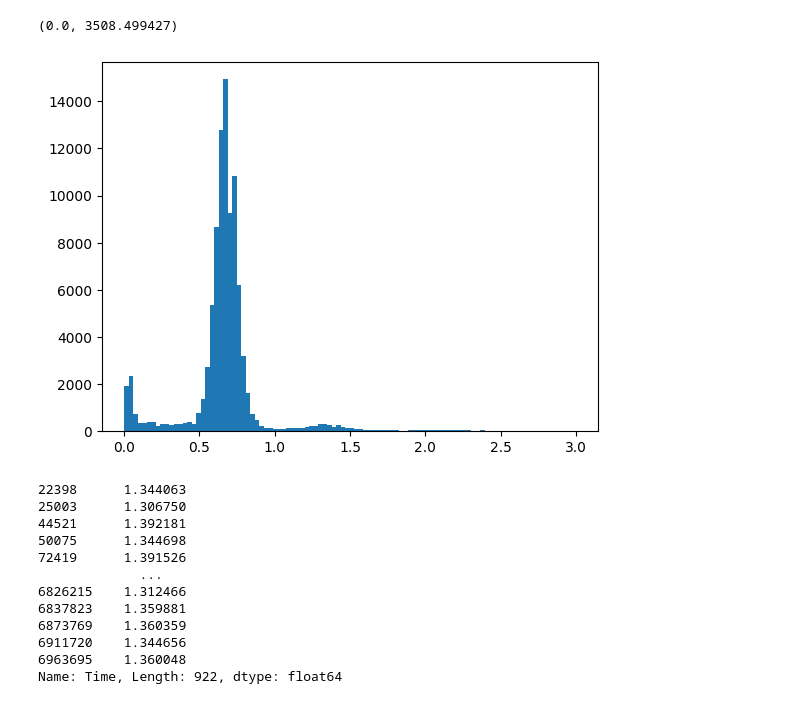
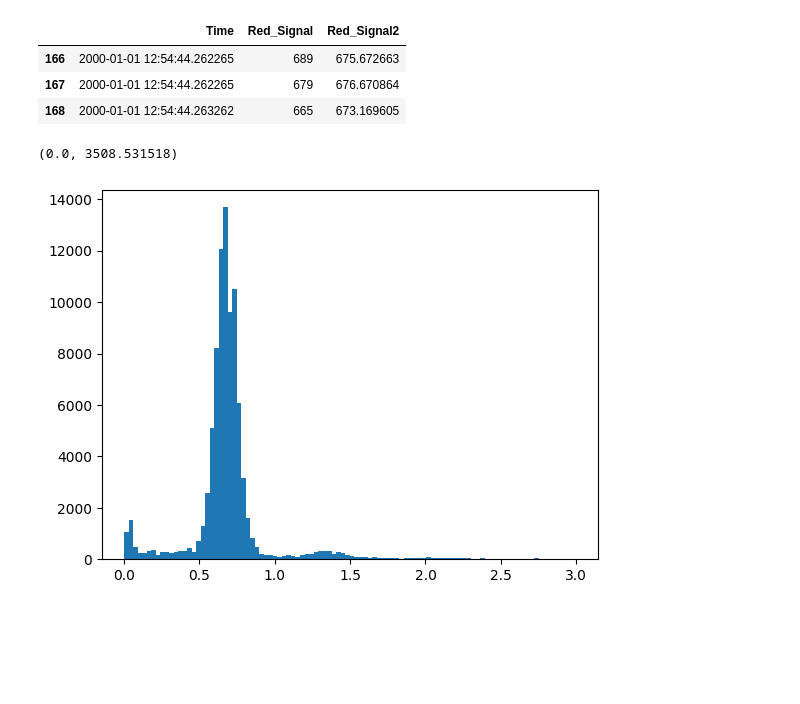
Before and after one commit to SJinLee/PPG, a Jupyter notebook: 03.LF_HF.ipynb, the cells around one changed output. Drawn from its saved outputs; the diff is of its cells as text; code cells hidden in the pictures; blank space fills up the shorter version.

```diff
--- a/03.LF_HF.ipynb
+++ b/03.LF_HF.ipynb
@@ -69,0 +145,4 @@ a = pd.to_datetime(ppg2.iloc[idx+1]['Time']).diff().iloc[1:] / pd.to_timedelta(1
+# %%
+ppg = get_ppg(gamerID)
+# %%
+ppg2 = get_lowpass(ppg)
@@ -70,24 +154,20 @@ a = pd.to_datetime(ppg2.iloc[idx+1]['Time']).diff().iloc[1:] / pd.to_timedelta(1
+# %%
+peaks,idx = get_peaks(ppg2,return_index=True)
+# %%
+ppg2.loc[idx[0]-1:idx[0]+1]
+# %% [output]
+|  | Time | Red_Signal | Red_Signal2 |
+| 166 | 2000-01-01 12:54:44.262265 | 689 | 675.672663 |
+| 167 | 2000-01-01 12:54:44.262265 | 679 | 676.670864 |
+| 168 | 2000-01-01 12:54:44.263262 | 665 | 673.169605 |
+# %%
+ppdists = get_peak_to_peak_distance(peaks)
 # %%
-a.min(),a.max()
+ppdists.min(),ppdists.max()
 # %% [output]
-(0.0, 3508.499427)
+(0.0, 3508.531518)
 # %%
-plt.hist(a.loc[a<3],bins=100)
+plt.hist(ppdists.loc[ppdists<3],bins=100)
 plt.show()
 # %% [output]
-[figure, old version]
+[figure, new version]
-# %%
-a.loc[(a>1.3)&(a<1.4)]
-# %% [output]
-22398      1.344063
-25003      1.306750
-44521      1.392181
-50075      1.344698
-72419      1.391526
-             ...
-6826215    1.312466
-6837823    1.359881
-6873769    1.360359
-6911720    1.344656
-6963695    1.360048
-Name: Time, Length: 922, dtype: float64
```
Also changed, not shown: parts of 23 cells of this notebook.
